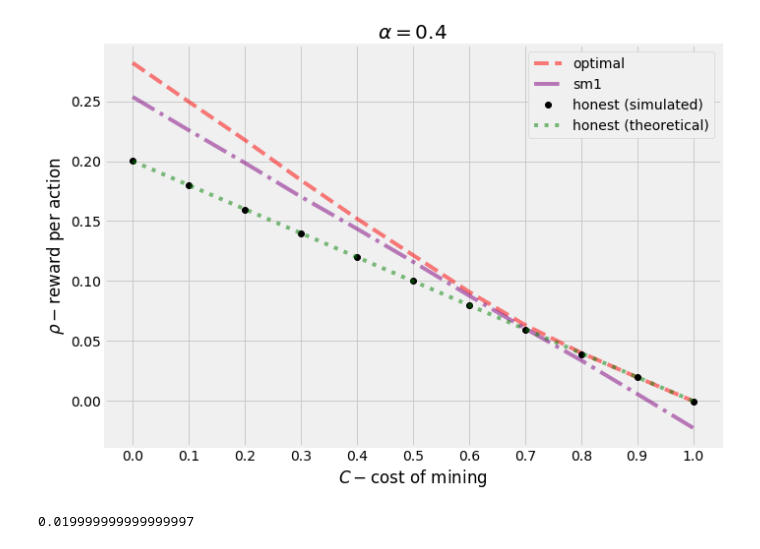
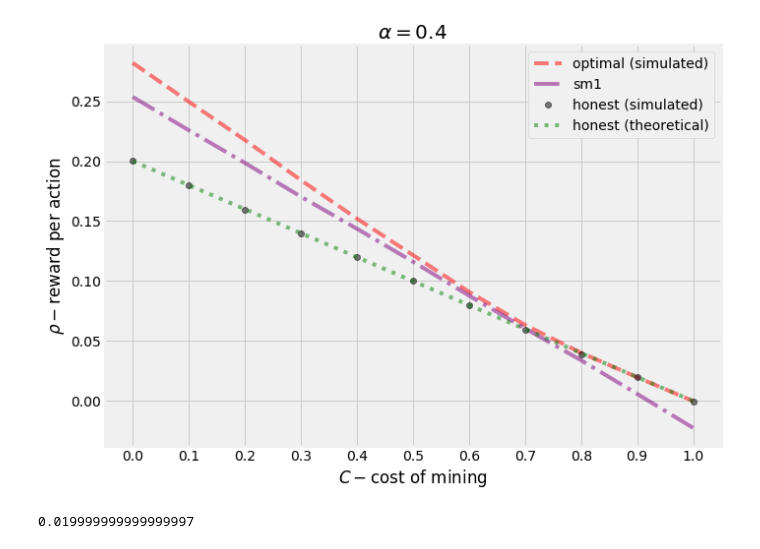
Before and after one commit to michaelneuder/parkes_lab_fa19, a Jupyter notebook: proof_of_work/multiagent/turn_based/v8/resultsv8.ipynb, the cells around one changed output. Cells and saved outputs as stored; diff of their text form; code cells hidden in the pictures.

```diff
--- a/proof_of_work/multiagent/turn_based/v8/resultsv8.ipynb
+++ b/proof_of_work/multiagent/turn_based/v8/resultsv8.ipynb
@@ -18,25 +18,26 @@ sm1 = [0.253527, 0.22576483999877398, 0.19856788000229686, 0.17036588000167652,
 # %%
 plt.style.use('fivethirtyeight')
 f, ax = plt.subplots(figsize=(10,7))
 
-ax.plot(x_1, opt, 'r--', alpha=0.5, label='optimal')
+ax.plot(x_1, opt, 'r--', alpha=0.5, label='optimal (simulated)')
+
 ax.plot(x_1, sm1, 'purple', linestyle='dashdot', alpha=0.5, label='sm1')
 
 x = np.arange(0, 1, 0.001)
-ax.plot(x_1, honest, 'ko', alpha=1, label='honest (simulated)')
+ax.plot(x_1, honest, 'ko', alpha=0.5, label='honest (simulated)')
 ax.plot(x, alpha*(1-x)/2, 'g', linestyle='dotted', alpha=0.5, label='honest (theoretical)')
 
 ax.set_xticks(x_1)
 ax.set_ylabel(r'$\rho-$reward per action')
 ax.set_xlabel(r'$C-$cost of mining')
 ax.set_title(r'$\alpha=0.4$')
 plt.legend(frameon=True, framealpha=1)
 f.set_facecolor('white')
 # ax.set_xlim([0.6,0.9])
 # ax.set_ylim(0.0, 0.1)
 plt.show()
 # %% [output]
-[figure, old version]
+[figure, new version]
 # %%
 alpha*(1-.9)/2
 # %% [output]
```
Also changed, not shown: 2 other files.
